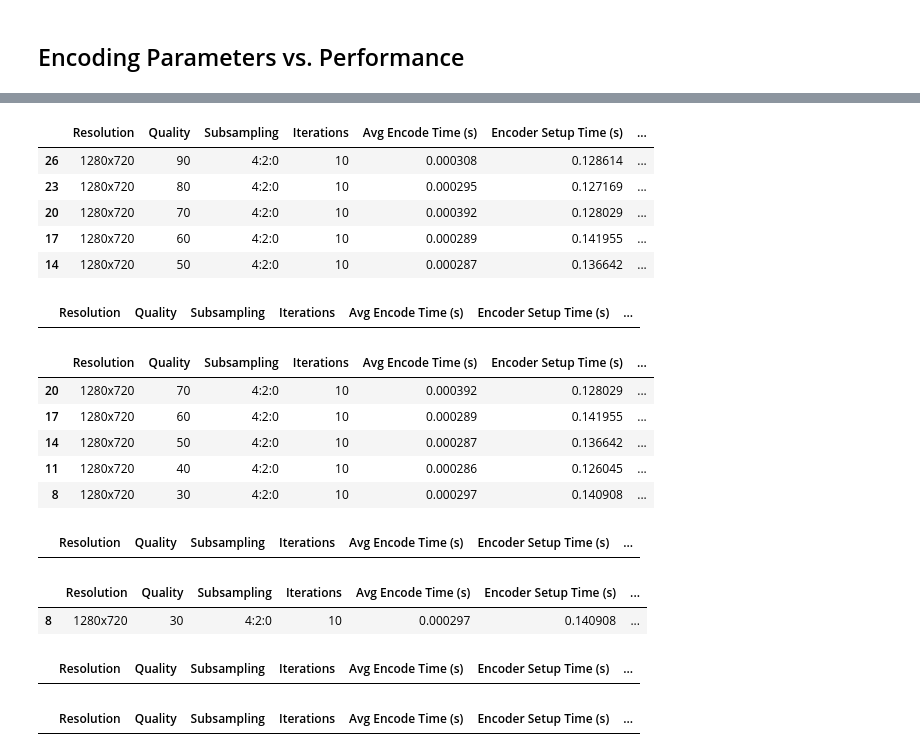
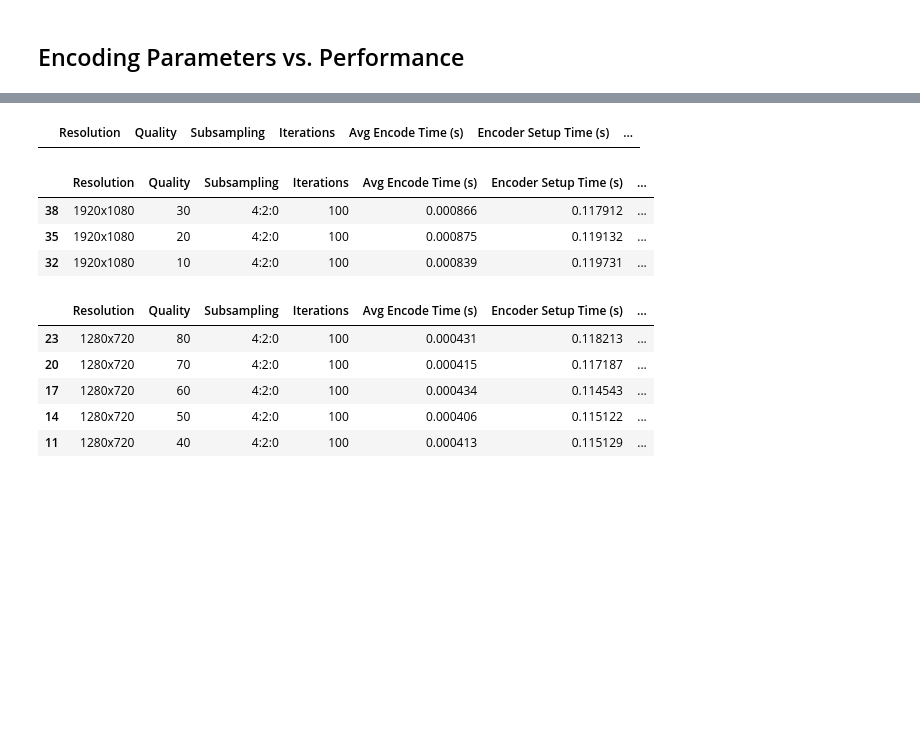
Before and after one commit to simdeistud/video-compression-latency-benchmarks, a Jupyter notebook: 3_benchmarks/src/benchmark_scripts/exebench/viz_nvjpeg.ipynb, the cells around one changed output, grey strips where cells are left out. Drawn from its saved outputs; the diff is of its cells as text; code cells hidden in the pictures; blank space fills up the shorter version.

```diff
--- a/3_benchmarks/src/benchmark_scripts/exebench/viz_nvjpeg.ipynb
+++ b/3_benchmarks/src/benchmark_scripts/exebench/viz_nvjpeg.ipynb
@@ -213,6 +213,5 @@ g = sns.relplot(
 )
 g.figure.suptitle('Quality vs Decode time', y=1.03, fontsize=16)
 g.set_axis_labels('JPEG Quality', 'Decode time (milliseconds)')
-df = df[df['Avg Encode Time (s)'] * 1000 + df['Avg Decode Time (s)'] * 1000 <= 2 * 2]
 plt.show()
 # %% [output]
@@ -220,0 +220,4 @@ plt.show()
+# %%
+df_ultrahd = df[df['Resolution'] == '3840x2160']
+df_fullhd = df[df['Resolution'] == '1920x1080']
+df_hd = df[df['Resolution'] == '1280x720']
@@ -221,51 +238,20 @@ plt.show()
 # %%
-df = df[df['Avg Encode Time (s)'] * 1000 + df['Avg Decode Time (s)'] * 1000 <= 2 * 2]
-#df = df[df['Avg Encode Time (s)'] * 1000 <= 2]
-#df = df[df['Avg Decode Time (s)'] * 1000 <= 2]
-df.sort_values(by='SSIM', ascending=False).head(5)
+df_ultrahd[df_ultrahd['Avg Encode Time (s)'] * 1000 + df_ultrahd['Avg Decode Time (s)'] * 1000 <= 2 * 2].sort_values(by='SSIM', ascending=False).head(5)
 # %% [output]
 |  | Resolution | Quality | Subsampling | Iterations | Avg Encode Time (s) | Encoder Setup Time (s) | ... |
-| 26 | 1280x720 | 90 | 4:2:0 | 10 | 0.000308 | 0.128614 | ... |
-| 23 | 1280x720 | 80 | 4:2:0 | 10 | 0.000295 | 0.127169 | ... |
-| 20 | 1280x720 | 70 | 4:2:0 | 10 | 0.000392 | 0.128029 | ... |
-| 17 | 1280x720 | 60 | 4:2:0 | 10 | 0.000289 | 0.141955 | ... |
-| 14 | 1280x720 | 50 | 4:2:0 | 10 | 0.000287 | 0.136642 | ... |
-# %%
-df[df['Resolution'] == '1920x1080'].sort_values(by='SSIM', ascending=False).head(5)
-# %% [output]
-|  | Resolution | Quality | Subsampling | Iterations | Avg Encode Time (s) | Encoder Setup Time (s) | ... |
+# %%
+df_fullhd[df_fullhd['Avg Encode Time (s)'] * 1000 + df_fullhd['Avg Decode Time (s)'] * 1000 <= 2 * 2].sort_values(by='SSIM', ascending=False).head(5)
+# %% [output]
+|  | Resolution | Quality | Subsampling | Iterations | Avg Encode Time (s) | Encoder Setup Time (s) | ... |
+| 38 | 1920x1080 | 30 | 4:2:0 | 100 | 0.000866 | 0.117912 | ... |
+| 35 | 1920x1080 | 20 | 4:2:0 | 100 | 0.000875 | 0.119132 | ... |
+| 32 | 1920x1080 | 10 | 4:2:0 | 100 | 0.000839 | 0.119731 | ... |
 # %%
-df = df[df['Avg Encode Time (s)'] * 1000 + df['Avg Decode Time (s)'] * 1000 <= 1.5 * 2]
-#df = df[df['Avg Encode Time (s)'] * 1000 <= 1.5]
-#df = df[df['Avg Decode Time (s)'] * 1000 <= 1.5]
-df.sort_values(by='SSIM', ascending=False).head(5)
+df_hd[df_hd['Avg Encode Time (s)'] * 1000 + df_hd['Avg Decode Time (s)'] * 1000 <= 1.5 * 2].sort_values(by='SSIM', ascending=False).head(5)
 # %% [output]
 |  | Resolution | Quality | Subsampling | Iterations | Avg Encode Time (s) | Encoder Setup Time (s) | ... |
-| 20 | 1280x720 | 70 | 4:2:0 | 10 | 0.000392 | 0.128029 | ... |
-| 17 | 1280x720 | 60 | 4:2:0 | 10 | 0.000289 | 0.141955 | ... |
-| 14 | 1280x720 | 50 | 4:2:0 | 10 | 0.000287 | 0.136642 | ... |
-| 11 | 1280x720 | 40 | 4:2:0 | 10 | 0.000286 | 0.126045 | ... |
-| 8 | 1280x720 | 30 | 4:2:0 | 10 | 0.000297 | 0.140908 | ... |
+| 23 | 1280x720 | 80 | 4:2:0 | 100 | 0.000431 | 0.118213 | ... |
+| 20 | 1280x720 | 70 | 4:2:0 | 100 | 0.000415 | 0.117187 | ... |
+| 17 | 1280x720 | 60 | 4:2:0 | 100 | 0.000434 | 0.114543 | ... |
+| 14 | 1280x720 | 50 | 4:2:0 | 100 | 0.000406 | 0.115122 | ... |
+| 11 | 1280x720 | 40 | 4:2:0 | 100 | 0.000413 | 0.115129 | ... |
-# %%
-df[df['Resolution'] == '1920x1080'].sort_values(by='SSIM', ascending=False).head(5)
-# %% [output]
-|  | Resolution | Quality | Subsampling | Iterations | Avg Encode Time (s) | Encoder Setup Time (s) | ... |
-# %%
-df = df[df['Avg Encode Time (s)'] * 1000 + df['Avg Decode Time (s)'] * 1000 <= 1 * 2]
-#df = df[df['Avg Encode Time (s)'] * 1000 <= 1]
-#df = df[df['Avg Decode Time (s)'] * 1000 <= 1]
-df.sort_values(by='SSIM', ascending=False).head(5)
-# %% [output]
-|  | Resolution | Quality | Subsampling | Iterations | Avg Encode Time (s) | Encoder Setup Time (s) | ... |
-| 8 | 1280x720 | 30 | 4:2:0 | 10 | 0.000297 | 0.140908 | ... |
-# %%
-df[df['Resolution'] == '1920x1080'].sort_values(by='SSIM', ascending=False).head(5)
-# %% [output]
-|  | Resolution | Quality | Subsampling | Iterations | Avg Encode Time (s) | Encoder Setup Time (s) | ... |
-# %%
-df = df[df['Avg Encode Time (s)'] * 1000 + df['Avg Decode Time (s)'] * 1000 <= 0.5 * 2]
-#df = df[df['Avg Encode Time (s)'] * 1000 <= 0.5]
-#df = df[df['Avg Decode Time (s)'] * 1000 <= 0.5]
-df.sort_values(by='SSIM', ascending=False).head(5)
-# %% [output]
-|  | Resolution | Quality | Subsampling | Iterations | Avg Encode Time (s) | Encoder Setup Time (s) | ... |
```
Also changed, not shown: parts of 4 cells of this notebook, 2 other files.
